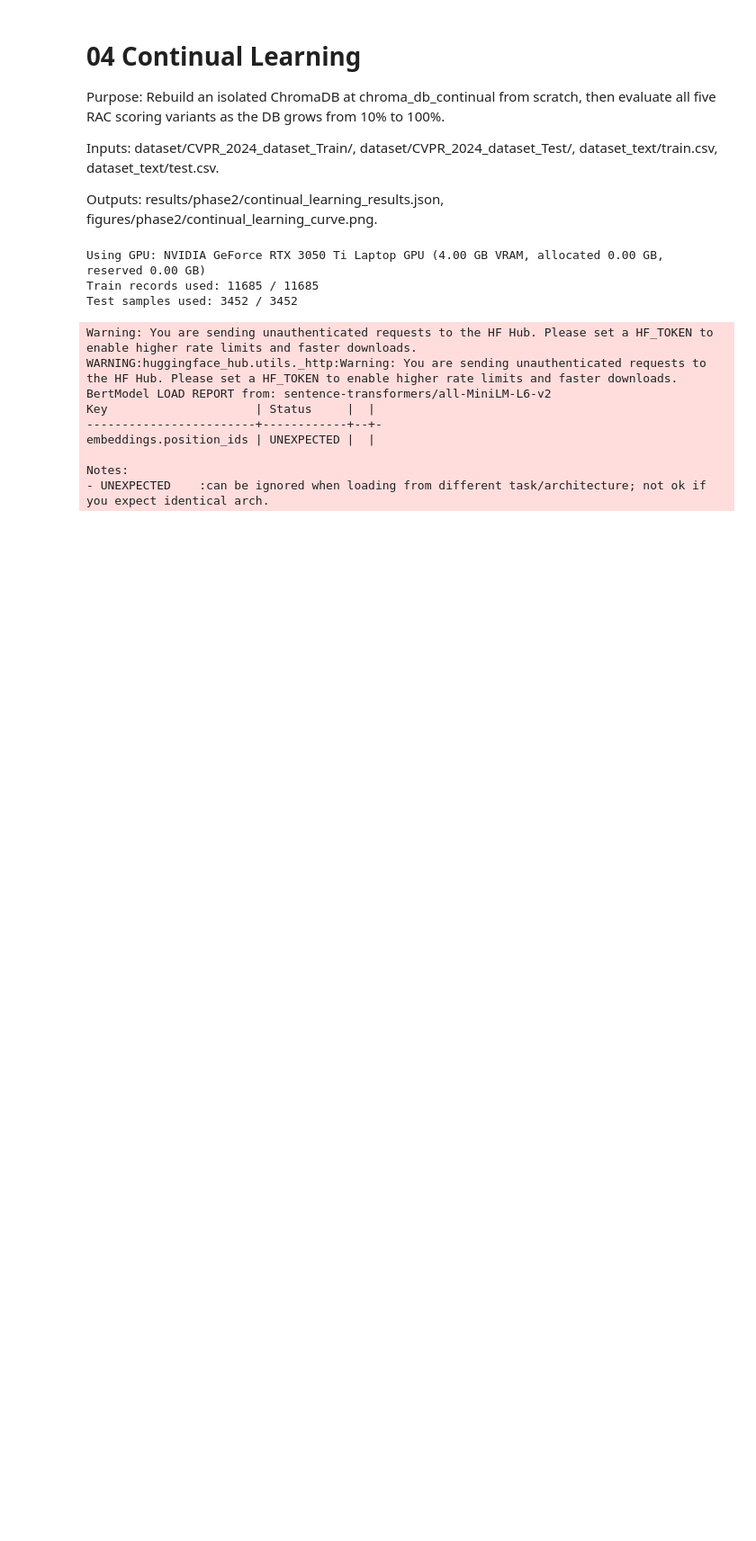
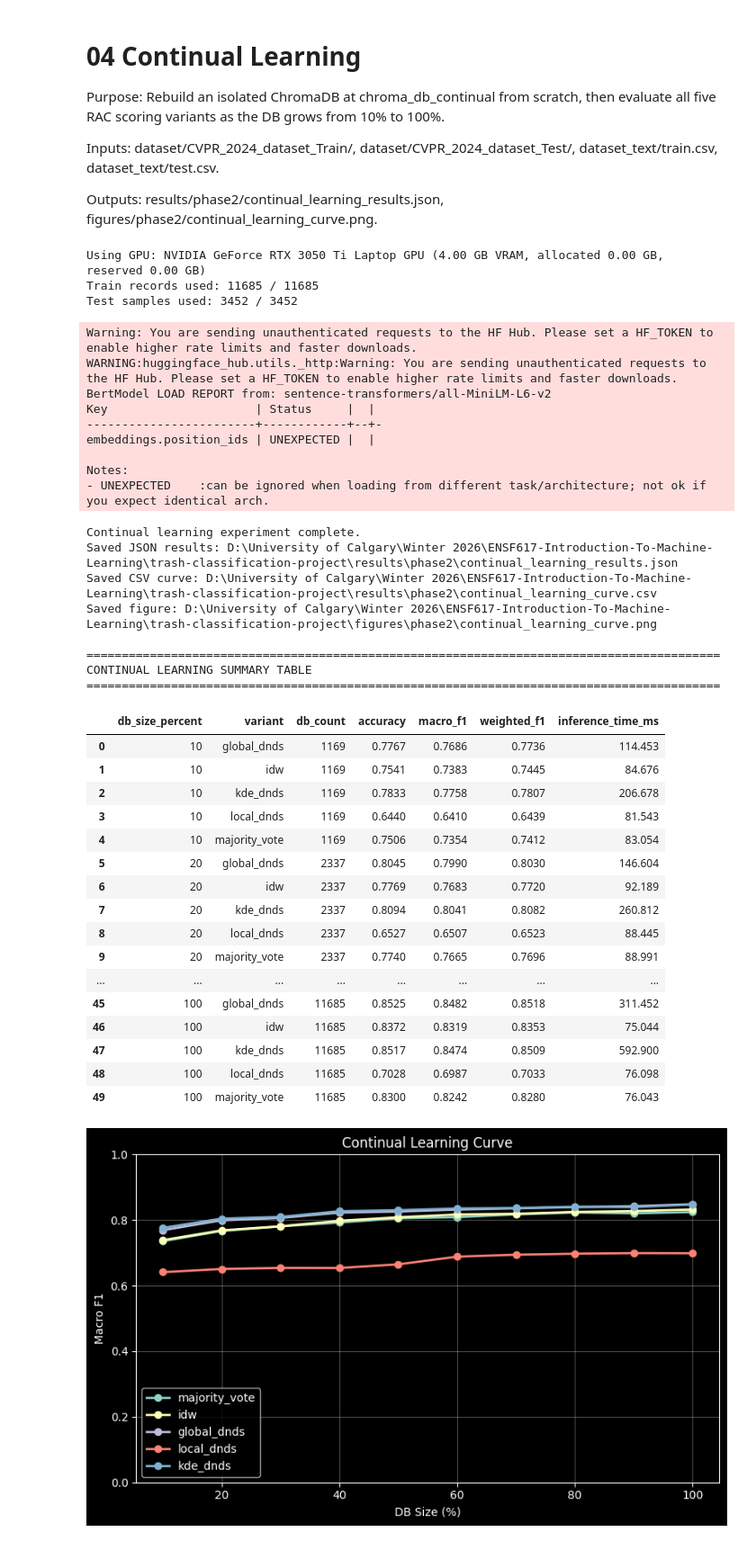
Before and after one commit to NotAlpha45/trash-classification-project, a Jupyter notebook: notebooks/phase2/04_continual_learning.ipynb, the cells around one changed output. Shown at 90% size. Cells and saved outputs as stored; diff of their text form; code cells hidden in the pictures; blank space fills up the shorter version.

```diff
--- a/notebooks/phase2/04_continual_learning.ipynb
+++ b/notebooks/phase2/04_continual_learning.ipynb
@@ -203,12 +203,64 @@ embeddings.position_ids | UNEXPECTED |  |
 Notes:
 - UNEXPECTED    :can be ignored when loading from different task/architecture; not ok if you expect identical arch.
 # %%
+import pandas as pd
+
 save_results(results, str(RESULTS_PATH))
 save_continual_summary_csv(results, str(CONTINUAL_CSV_PATH))
 plot_continual_learning_curve(results, str(FIG_PATH))
+
+rows = []
+for pct in results.get("db_size_percent", []):
+    step_key = str(pct)
+    for variant_name, payload in results.get("variants", {}).items():
+        step_metrics = payload.get("steps", {}).get(step_key, {})
+        rows.append(
+            {
+                "db_size_percent": pct,
+                "variant": variant_name,
+                "db_count": int(step_metrics.get("db_count", 0)),
+                "accuracy": round(float(step_metrics.get("accuracy", 0.0)), 4),
+                "macro_f1": round(float(step_metrics.get("macro_f1", 0.0)), 4),
+                "weighted_f1": round(float(step_metrics.get("weighted_f1", 0.0)), 4),
+                "inference_time_ms": round(float(step_metrics.get("inference_time_ms", 0.0)), 3),
+            }
+        )
+
+summary_df = pd.DataFrame(rows).sort_values(["db_size_percent", "variant"]).reset_index(drop=True)
 
 print("Continual learning experiment complete.")
 print(f"Saved JSON results: {RESULTS_PATH}")
 print(f"Saved CSV curve: {CONTINUAL_CSV_PATH}")
 print(f"Saved figure: {FIG_PATH}")
-results
+
+print("\n" + "=" * 90)
+print("CONTINUAL LEARNING SUMMARY TABLE")
+print("=" * 90)
+summary_df
+# %% [output]
+Continual learning experiment complete.
+Saved JSON results: D:\University of Calgary\Winter 2026\ENSF617-Introduction-To-Machine-Learning\trash-classification-project\results\phase2\continual_learning_results.json
+Saved CSV curve: D:\University of Calgary\Winter 2026\ENSF617-Introduction-To-Machine-Learning\trash-classification-project\results\phase2\continual_learning_curve.csv
+Saved figure: D:\University of Calgary\Winter 2026\ENSF617-Introduction-To-Machine-Learning\trash-classification-project\figures\phase2\continual_learning_curve.png
+
+==========================================================================================
+CONTINUAL LEARNING SUMMARY TABLE
+==========================================================================================
+|  | db_size_percent | variant | db_count | accuracy | macro_f1 | weighted_f1 | inference_time_ms |
+| 0 | 10 | global_dnds | 1169 | 0.7767 | 0.7686 | 0.7736 | 114.453 |
+| 1 | 10 | idw | 1169 | 0.7541 | 0.7383 | 0.7445 | 84.676 |
+| 2 | 10 | kde_dnds | 1169 | 0.7833 | 0.7758 | 0.7807 | 206.678 |
+| 3 | 10 | local_dnds | 1169 | 0.6440 | 0.6410 | 0.6439 | 81.543 |
+| 4 | 10 | majority_vote | 1169 | 0.7506 | 0.7354 | 0.7412 | 83.054 |
+| 5 | 20 | global_dnds | 2337 | 0.8045 | 0.7990 | 0.8030 | 146.604 |
+| 6 | 20 | idw | 2337 | 0.7769 | 0.7683 | 0.7720 | 92.189 |
+| 7 | 20 | kde_dnds | 2337 | 0.8094 | 0.8041 | 0.8082 | 260.812 |
+| 8 | 20 | local_dnds | 2337 | 0.6527 | 0.6507 | 0.6523 | 88.445 |
+| 9 | 20 | majority_vote | 2337 | 0.7740 | 0.7665 | 0.7696 | 88.991 |
+| ... | ... | ... | ... | ... | ... | ... | ... |
+| 45 | 100 | global_dnds | 11685 | 0.8525 | 0.8482 | 0.8518 | 311.452 |
+| 46 | 100 | idw | 11685 | 0.8372 | 0.8319 | 0.8353 | 75.044 |
+| 47 | 100 | kde_dnds | 11685 | 0.8517 | 0.8474 | 0.8509 | 592.900 |
+| 48 | 100 | local_dnds | 11685 | 0.7028 | 0.6987 | 0.7033 | 76.098 |
+| 49 | 100 | majority_vote | 11685 | 0.8300 | 0.8242 | 0.8280 | 76.043 |
+[figure, added]
```
